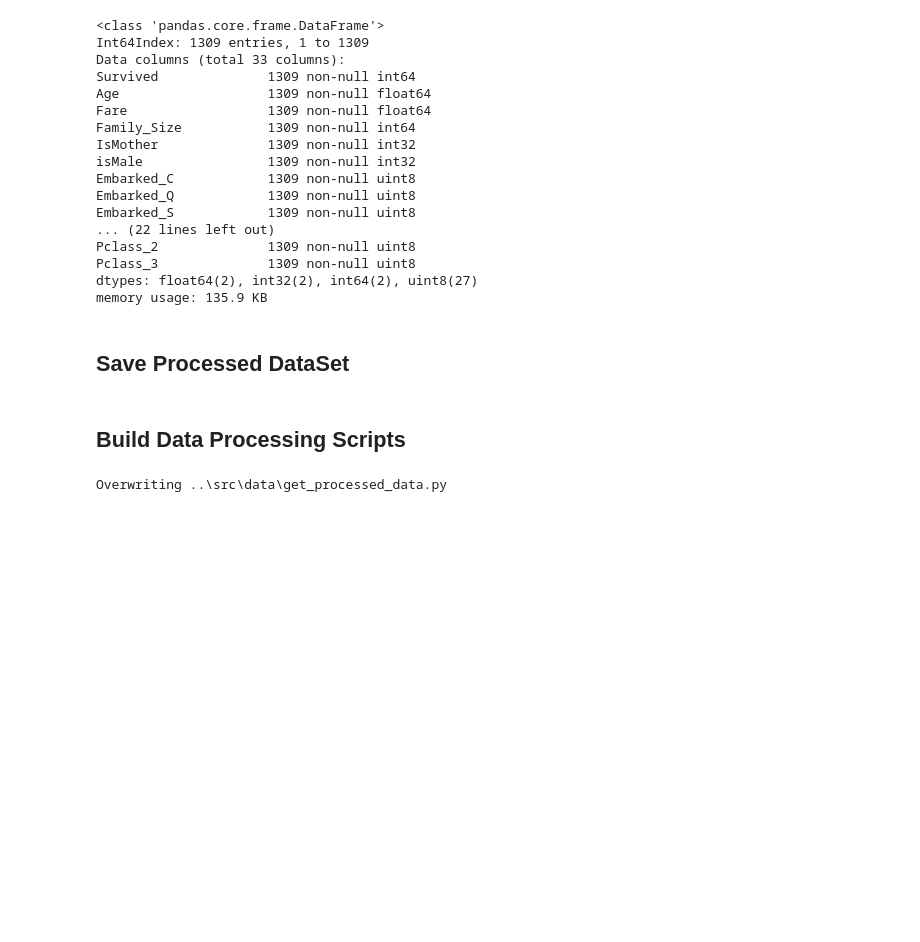
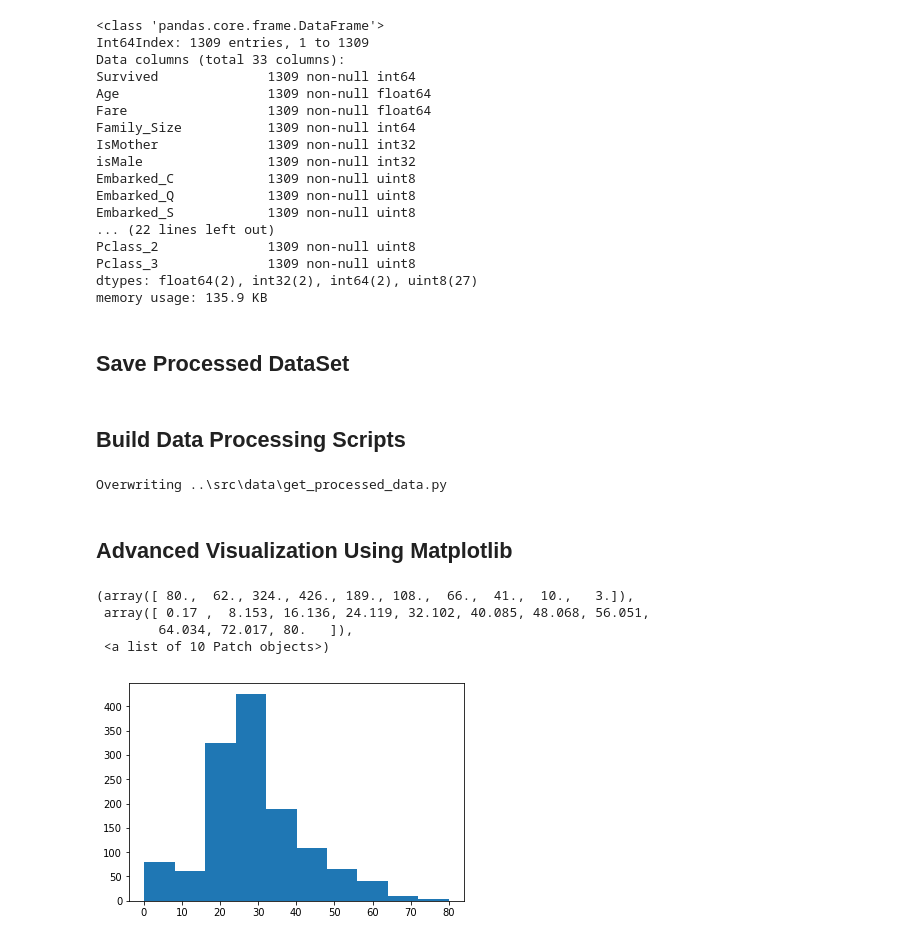
Before and after one commit to zeusari/Machine-Learning, a Jupyter notebook: notebooks/exploring-processing_data.ipynb, the cells around one changed output. Saved outputs shown, nothing was run; the diff lists cells and outputs as text; code cells hidden in the pictures; blank space fills up the shorter version.

```diff
--- a/notebooks/exploring-processing_data.ipynb
+++ b/notebooks/exploring-processing_data.ipynb
@@ -1094,3 +1094,5 @@ if __name__ == '__main__':
 Overwriting ..\src\data\get_processed_data.py
 # %%
 !python $get_processed_data_script_file
+# %% [markdown]
+## Advanced Visualization Using Matplotlib
@@ -1096,0 +1102,9 @@ Overwriting ..\src\data\get_processed_data.py
+# %%
+#Basic Histogram Plot.
+plt.hist(df.Age)
+# %% [output]
+(array([ 80.,  62., 324., 426., 189., 108.,  66.,  41.,  10.,   3.]),
+ array([ 0.17 ,  8.153, 16.136, 24.119, 32.102, 40.085, 48.068, 56.051,
+        64.034, 72.017, 80.   ]),
+ <a list of 10 Patch objects>)
+[figure, added]
```
Also changed, not shown: parts of 6 cells of this notebook.
